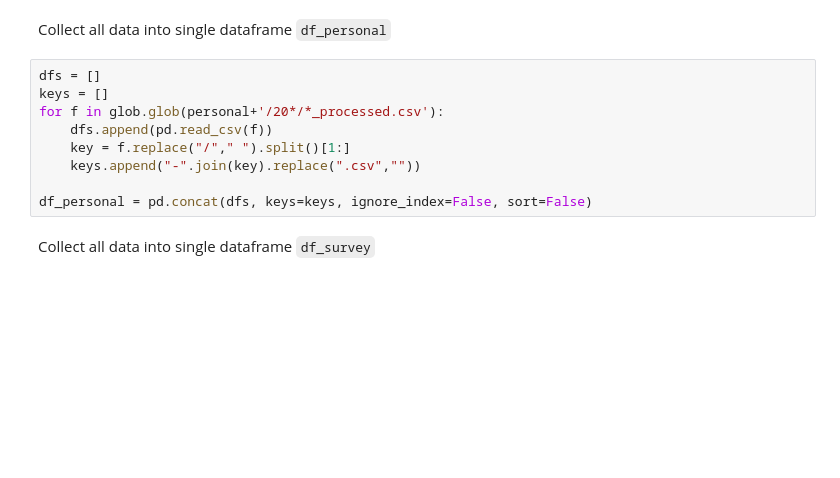
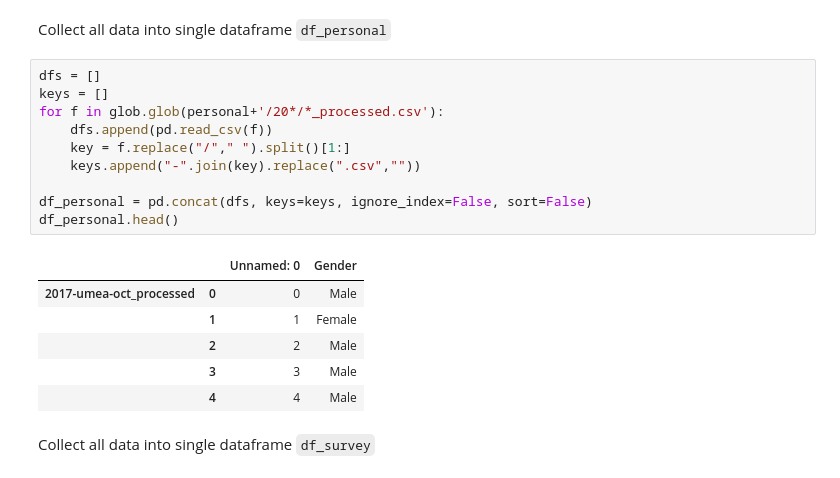
Before and after one commit to coderefinery/pre-workshop-survey, a Jupyter notebook: pre-workshop-analysis.ipynb, the cells around one changed output. Saved outputs shown, nothing was run; the diff lists cells and outputs as text; blank space fills up the shorter version.

```diff
--- a/pre-workshop-analysis.ipynb
+++ b/pre-workshop-analysis.ipynb
@@ -19,12 +19,20 @@ Collect all data into single dataframe `df_personal`
 # %%
 dfs = []
 keys = []
 for f in glob.glob(personal+'/20*/*_processed.csv'):
     dfs.append(pd.read_csv(f))
     key = f.replace("/"," ").split()[1:]
     keys.append("-".join(key).replace(".csv",""))
 
 df_personal = pd.concat(dfs, keys=keys, ignore_index=False, sort=False)
+df_personal.head()
+# %% [output]
+|  |  | Unnamed: 0 | Gender |
+| 2017-umea-oct_processed | 0 | 0 | Male |
+|  | 1 | 1 | Female |
+|  | 2 | 2 | Male |
+|  | 3 | 3 | Male |
+|  | 4 | 4 | Male |
 # %% [markdown]
 Collect all data into single dataframe `df_survey`
 # %%
```
Also changed, not shown: parts of 17 cells of this notebook.
